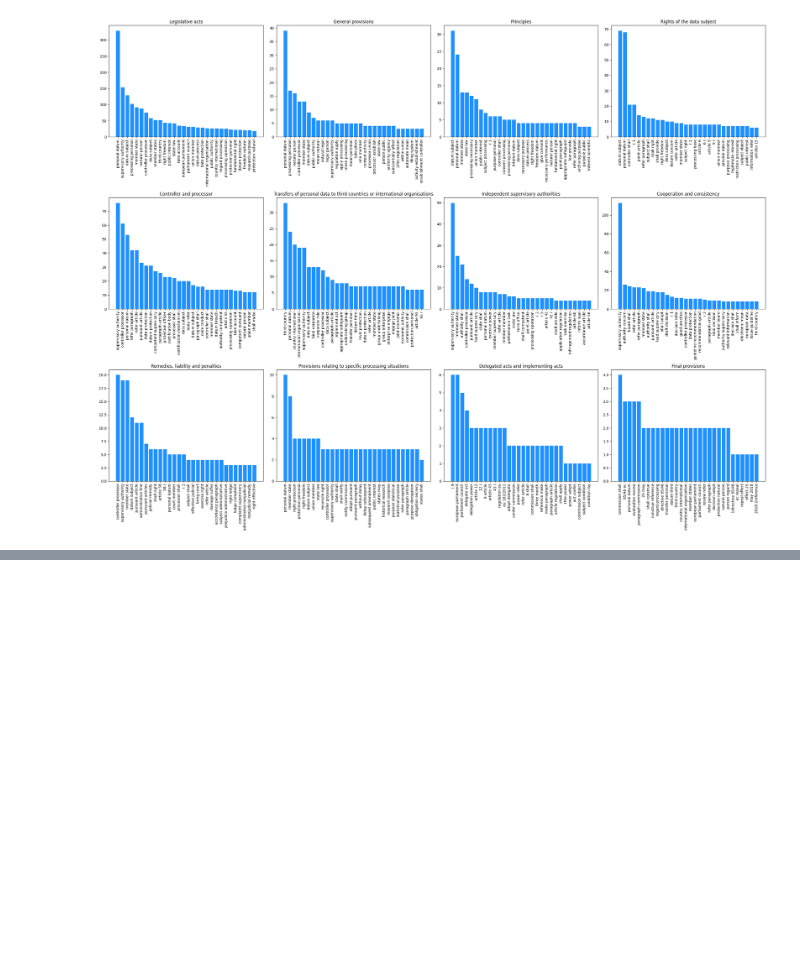
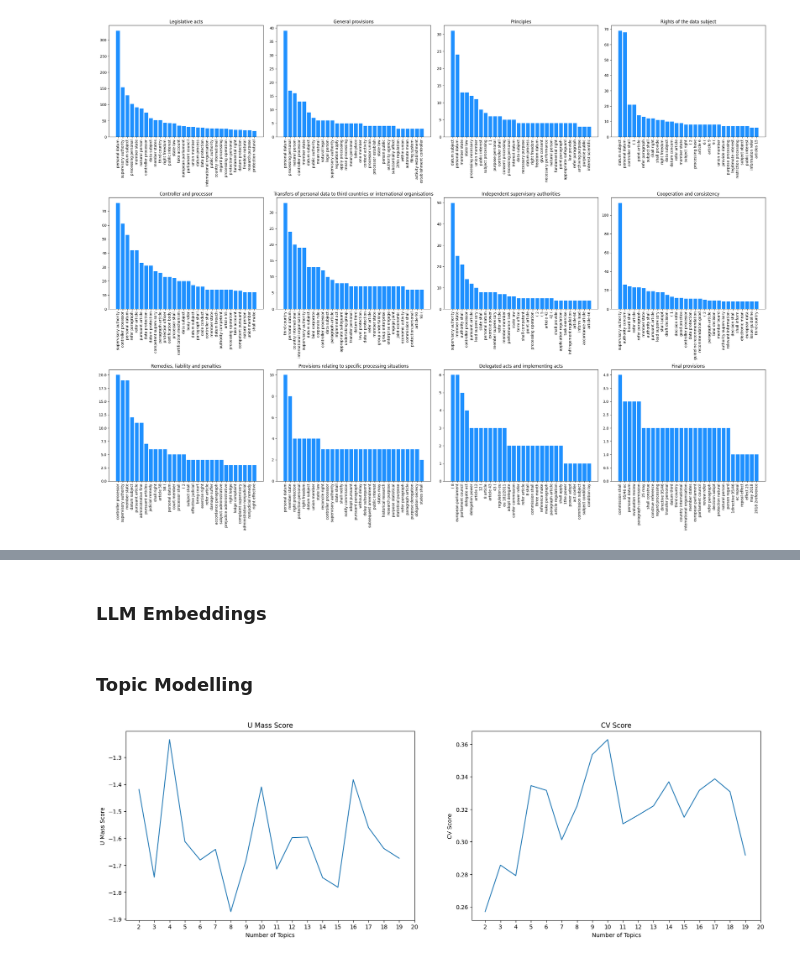
Before and after one commit to Fabiocerutids/GDPR_NLP, a Jupyter notebook: data_exploration.ipynb, the cells around one changed output, grey strips where cells are left out. Drawn from its saved outputs; the diff is of its cells as text; code cells hidden in the pictures; blank space fills up the shorter version.

```diff
--- a/data_exploration.ipynb
+++ b/data_exploration.ipynb
@@ -72,0 +98,11 @@ plt.show()
+# %%
+clusters=15
+model=KMeans(n_clusters=clusters, init='k-means++', max_iter=1500, random_state=42, tol=1e-6)
+model.fit(vectors)
+order_centroids=model.cluster_centers_.argsort()[:, ::-1]
+
+for i in range(clusters):
+    l=[]
+    for j in order_centroids[i, :15]: #keeping only the first 15 words
+        l.append(feature_names[j])
+    print(f'Cluster {i}: {l}')
@@ -72,0 +145,2 @@ plt.show()
+# %% [markdown]
+### LLM Embeddings
@@ -91,0 +164,2 @@ topics, probs = topic_model.fit_transform(docs)
+# %% [markdown]
+### Topic Modelling
@@ -91,0 +203,20 @@ topics, probs = topic_model.fit_transform(docs)
+# %%
+fig, axs= plt.subplots(ncols = 2, figsize=(20,6))
+
+ax=axs[0]
+ax.set_title('U Mass Score')
+ax.set_xlabel('Number of Topics')
+ax.set_ylabel('U Mass Score')
+ax.plot(numtop, coherence_umass)
+ax.set_xticks(np.arange(2, 20+1, 1.0))
+
+ax=axs[1]
+ax.set_title('CV Score')
+ax.set_xlabel('Number of Topics')
+ax.set_ylabel('CV Score')
+ax.plot(numtop, coherence_cv)
+ax.set_xticks(np.arange(2, 20+1, 1.0))
+
+plt.show()
+# %% [output]
+[figure, added]
```
Also changed, not shown: parts of 15 cells of this notebook, 4 other files.
